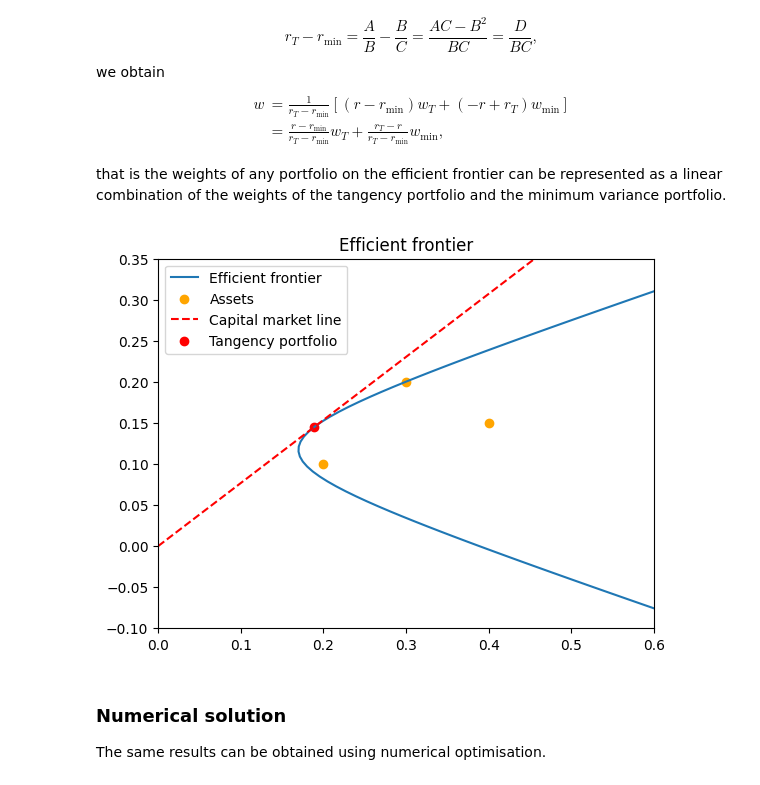
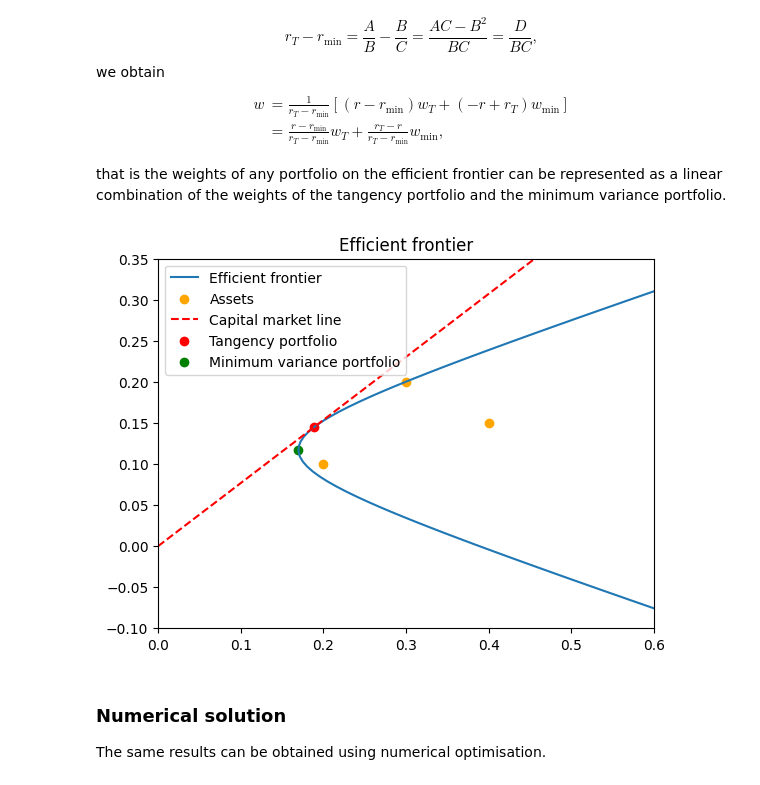
Before and after one commit to aglebov/misc, a Jupyter notebook: markowitz.ipynb, the cells around one changed output. Drawn from its saved outputs; the diff is of its cells as text; code cells hidden in the pictures.

Commit message:
Show minimum variance portfolio in the plot in Markovitz notebook

```diff
--- a/markowitz.ipynb
+++ b/markowitz.ipynb
@@ -217,18 +217,21 @@ rs = np.linspace(-0.2, 0.4, 100)
 v = C / D * (rs - B / C) ** 2 + 1 / C
 r_tan = A / B
 v_tan = A / B ** 2
+r_min = B / C
+v_min = 1 / C
 # %%
 fig, ax = plt.subplots()
 ax.plot(np.sqrt(v), rs, label='Efficient frontier');
 ax.scatter(np.sqrt(np.diag(Sigma)), mu, color='orange', label='Assets');
 ax.axline((0, 0), (np.sqrt(v_tan), r_tan), linestyle='--', color='red', label='Capital market line');
 ax.scatter(np.sqrt(v_tan), r_tan, color='red', label='Tangency portfolio');
+ax.scatter(np.sqrt(v_min), r_min, color='green', label='Minimum variance portfolio');
 ax.set_title('Efficient frontier');
 ax.set_xlim([0, 0.6]);
 ax.set_ylim([-0.1, 0.35]);
 ax.legend();
 # %% [output]
-[figure, old version]
+[figure, new version]
 # %% [markdown]
 ### Numerical solution
 
```
